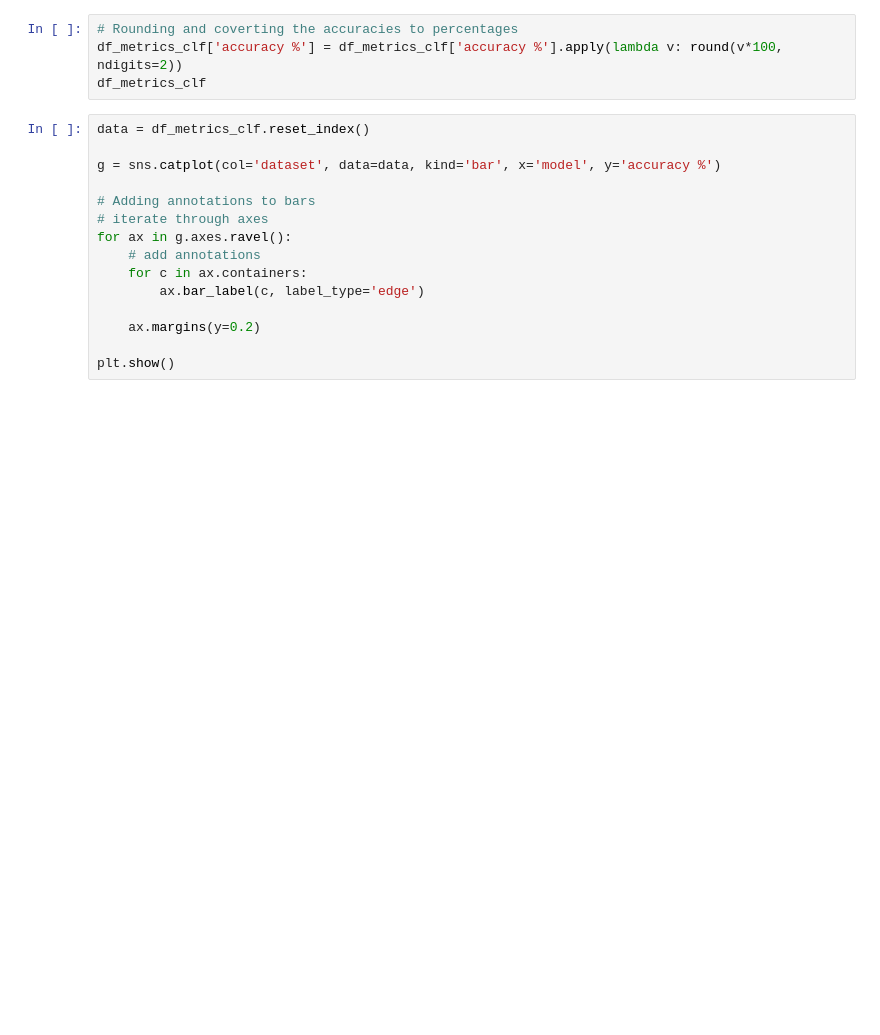
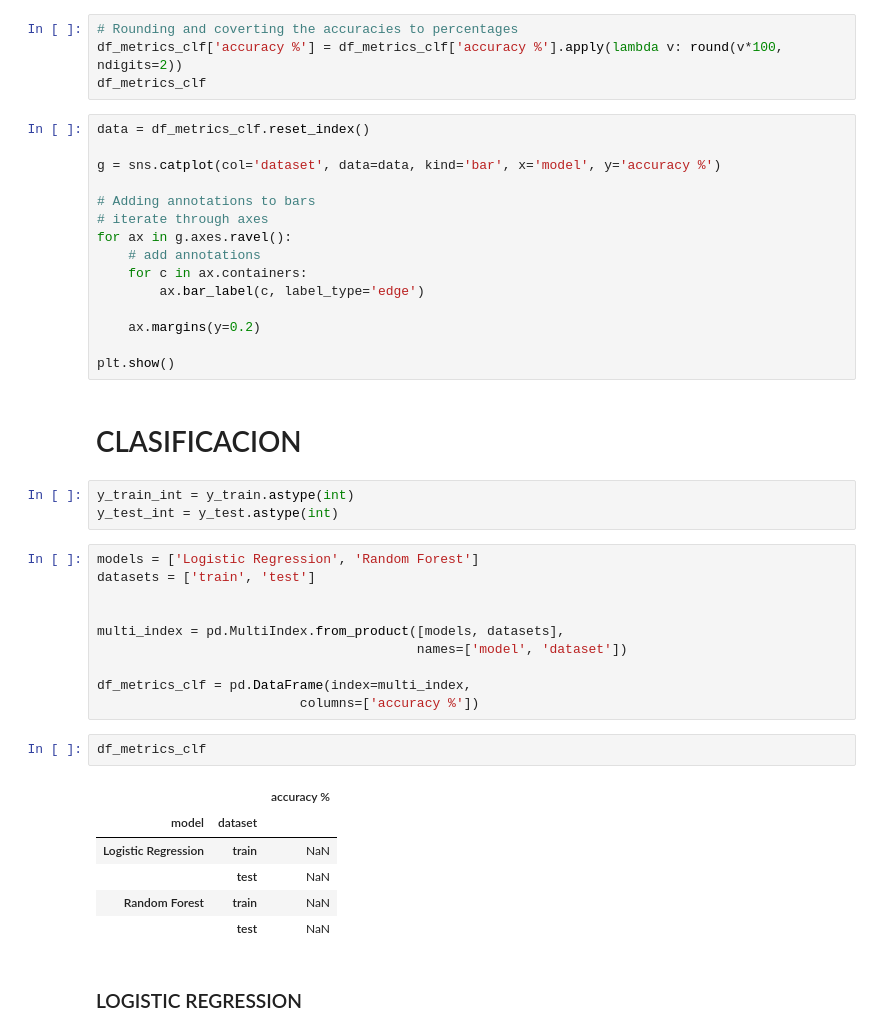
Before and after one commit to maria-clavijo/project_playstore_apps, a Jupyter notebook: notebooks/Rating Prediction.ipynb, the cells around one changed output. Saved outputs shown, nothing was run; the diff lists cells and outputs as text; blank space fills up the shorter version.

```diff
--- a/notebooks/Rating Prediction.ipynb
+++ b/notebooks/Rating Prediction.ipynb
@@ -252,3 +297,29 @@ for ax in g.axes.ravel():
     ax.margins(y=0.2)
 
 plt.show()
+# %% [markdown]
+# CLASIFICACION
+# %%
+y_train_int = y_train.astype(int)
+y_test_int = y_test.astype(int)
+# %%
+models = ['Logistic Regression', 'Random Forest']
+datasets = ['train', 'test']
+
+
+multi_index = pd.MultiIndex.from_product([models, datasets],
+                                         names=['model', 'dataset'])
+
+df_metrics_clf = pd.DataFrame(index=multi_index,
+                          columns=['accuracy %'])
+# %%
+df_metrics_clf
+# %% [output]
+|  |  | accuracy % |
+| model | dataset |  |
+| Logistic Regression | train | NaN |
+|  | test | NaN |
+| Random Forest | train | NaN |
+|  | test | NaN |
+# %% [markdown]
+### LOGISTIC REGRESSION
```
Also changed, not shown: parts of 15 cells of this notebook.
